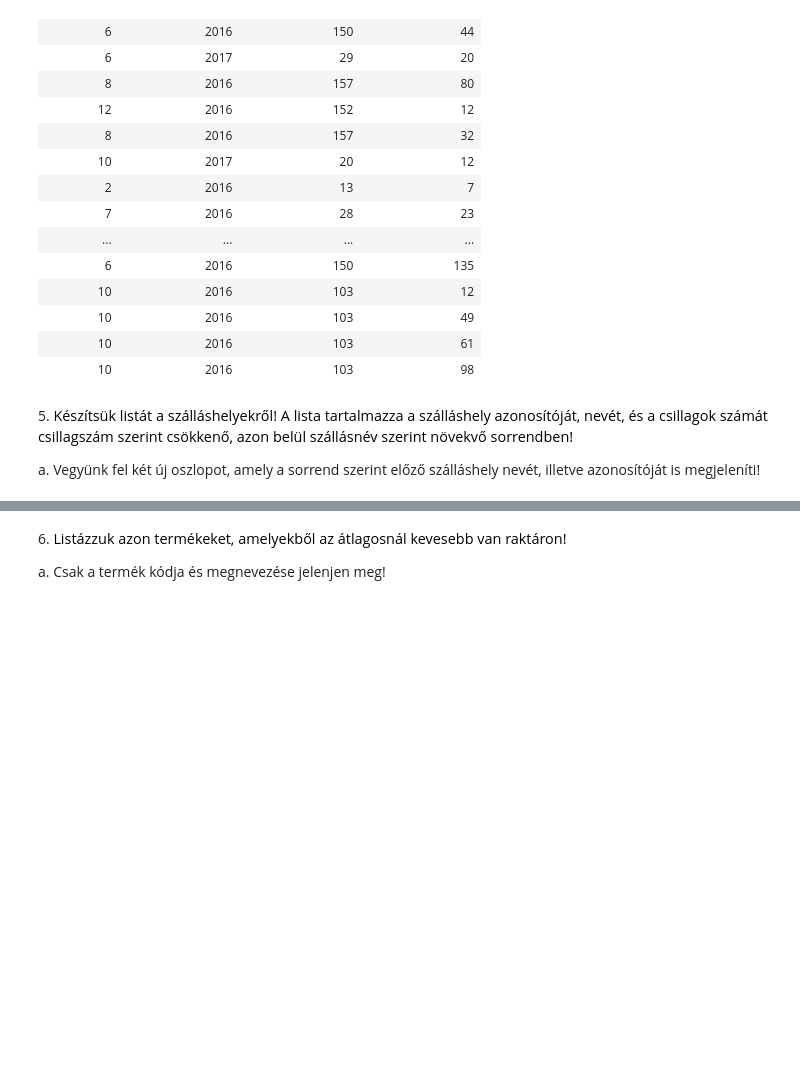
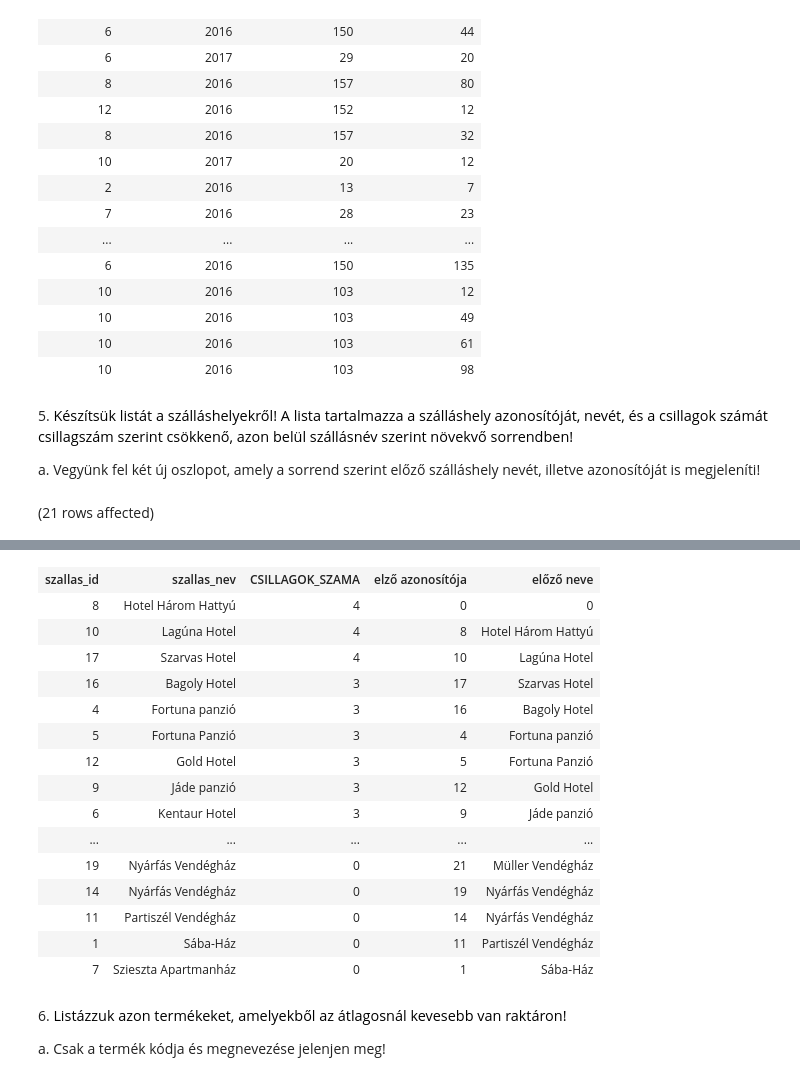
Before and after one commit to rttjnk/adatbazis, a Jupyter notebook: gyakorlat06_feladatok.ipynb, the cells around one changed output, grey strips where cells are left out. Saved outputs shown, nothing was run; the diff lists cells and outputs as text; code cells hidden in the pictures; blank space fills up the shorter version.

```diff
--- a/gyakorlat06_feladatok.ipynb
+++ b/gyakorlat06_feladatok.ipynb
@@ -132,3 +132,10 @@ Total execution time: 00:00:00.039
 5. <span style="background-color: rgb(255, 255, 255); color: rgb(0, 0, 0); font-family: &quot;Open Sans&quot;, sans-serif; font-size: 14.44px;">Készítsük listát a szálláshelyekről! A lista tartalmazza a szálláshely azonosítóját, nevét, és a csillagok számát csillagszám szerint csökkenő, azon belül szállásnév szerint növekvő sorrendben!&nbsp;</span>
 
 a. Vegyünk fel két új oszlopot, amely a sorrend szerint előző szálláshely nevét, illetve azonosítóját is megjeleníti!
+# %%
+SELECT szallas_id, szallas_nev, CSILLAGOK_SZAMA,
+       lag(szallas_id,1,0) over (order by CSILLAGOK_SZAMA desc, szallas_nev) as 'elző azonosítója',
+       lag(szallas_nev,1,0) over (order by CSILLAGOK_SZAMA desc, szallas_nev) as 'előző neve'
+FROM Szallashely
+# %% [output]
+(21 rows affected)
@@ -135,3 +143,19 @@ a. Vegyünk fel két új oszlopot, amely a sorrend szerint előző szálláshely
+| szallas_id | szallas_nev | CSILLAGOK_SZAMA | elző azonosítója | előző neve |
+| 8 | Hotel Három Hattyú | 4 | 0 | 0 |
+| 10 | Lagúna Hotel | 4 | 8 | Hotel Három Hattyú |
+| 17 | Szarvas Hotel | 4 | 10 | Lagúna Hotel |
+| 16 | Bagoly Hotel | 3 | 17 | Szarvas Hotel |
+| 4 | Fortuna panzió | 3 | 16 | Bagoly Hotel |
+| 5 | Fortuna Panzió | 3 | 4 | Fortuna panzió |
+| 12 | Gold Hotel | 3 | 5 | Fortuna Panzió |
+| 9 | Jáde panzió | 3 | 12 | Gold Hotel |
+| 6 | Kentaur Hotel | 3 | 9 | Jáde panzió |
+| ... | ... | ... | ... | ... |
+| 19 | Nyárfás Vendégház | 0 | 21 | Müller Vendégház |
+| 14 | Nyárfás Vendégház | 0 | 19 | Nyárfás Vendégház |
+| 11 | Partiszél Vendégház | 0 | 14 | Nyárfás Vendégház |
+| 1 | Sába-Ház | 0 | 11 | Partiszél Vendégház |
+| 7 | Szieszta Apartmanház | 0 | 1 | Sába-Ház |
 # %% [markdown]
 6. <span style="background-color: rgb(255, 255, 255); color: rgb(0, 0, 0); font-family: &quot;Open Sans&quot;, sans-serif; font-size: 14.44px;">Listázzuk azon termékeket, amelyekből az átlagosnál kevesebb van raktáron!&nbsp;</span>
 
```
Also changed, not shown: parts of 3 cells of this notebook.
